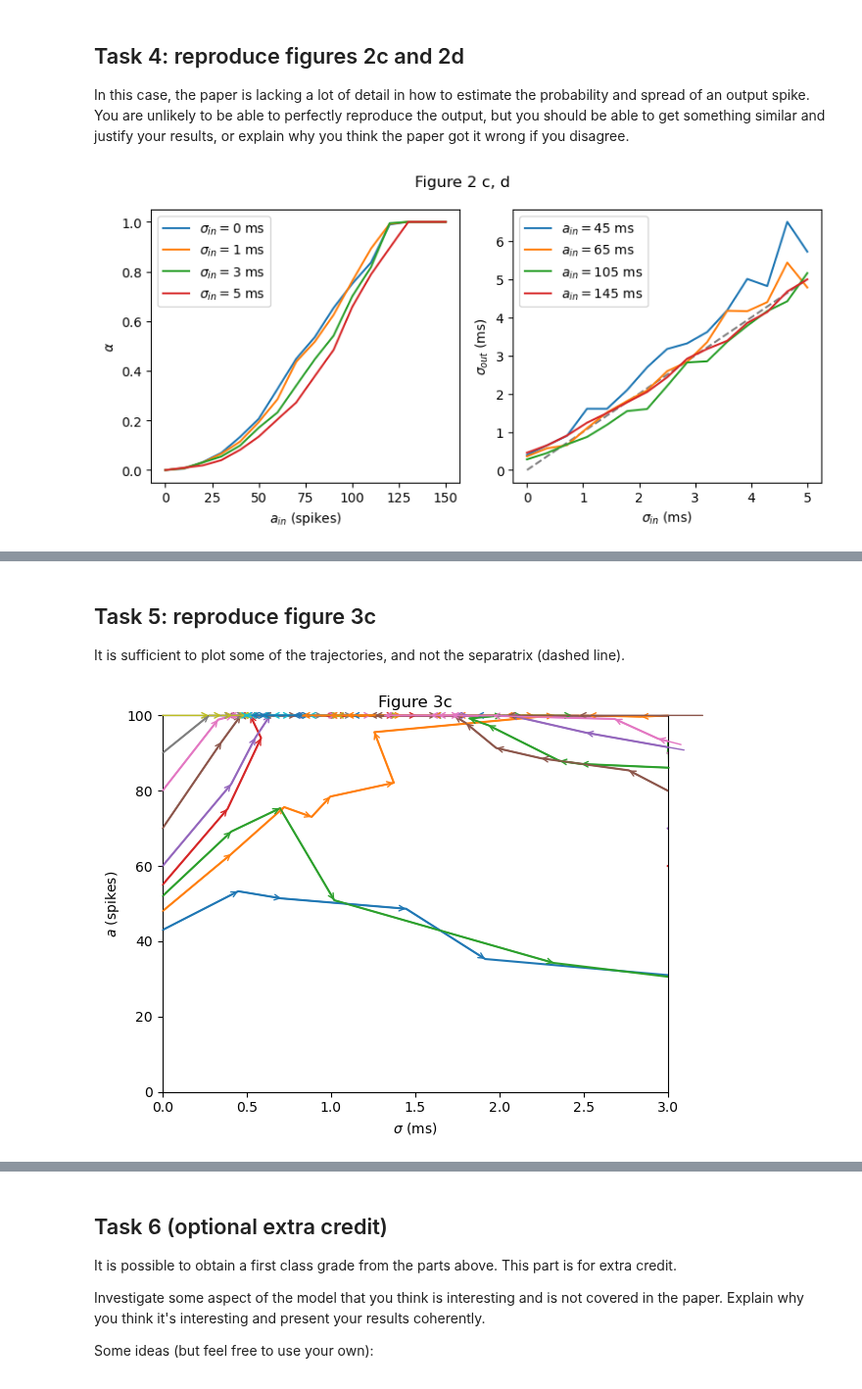
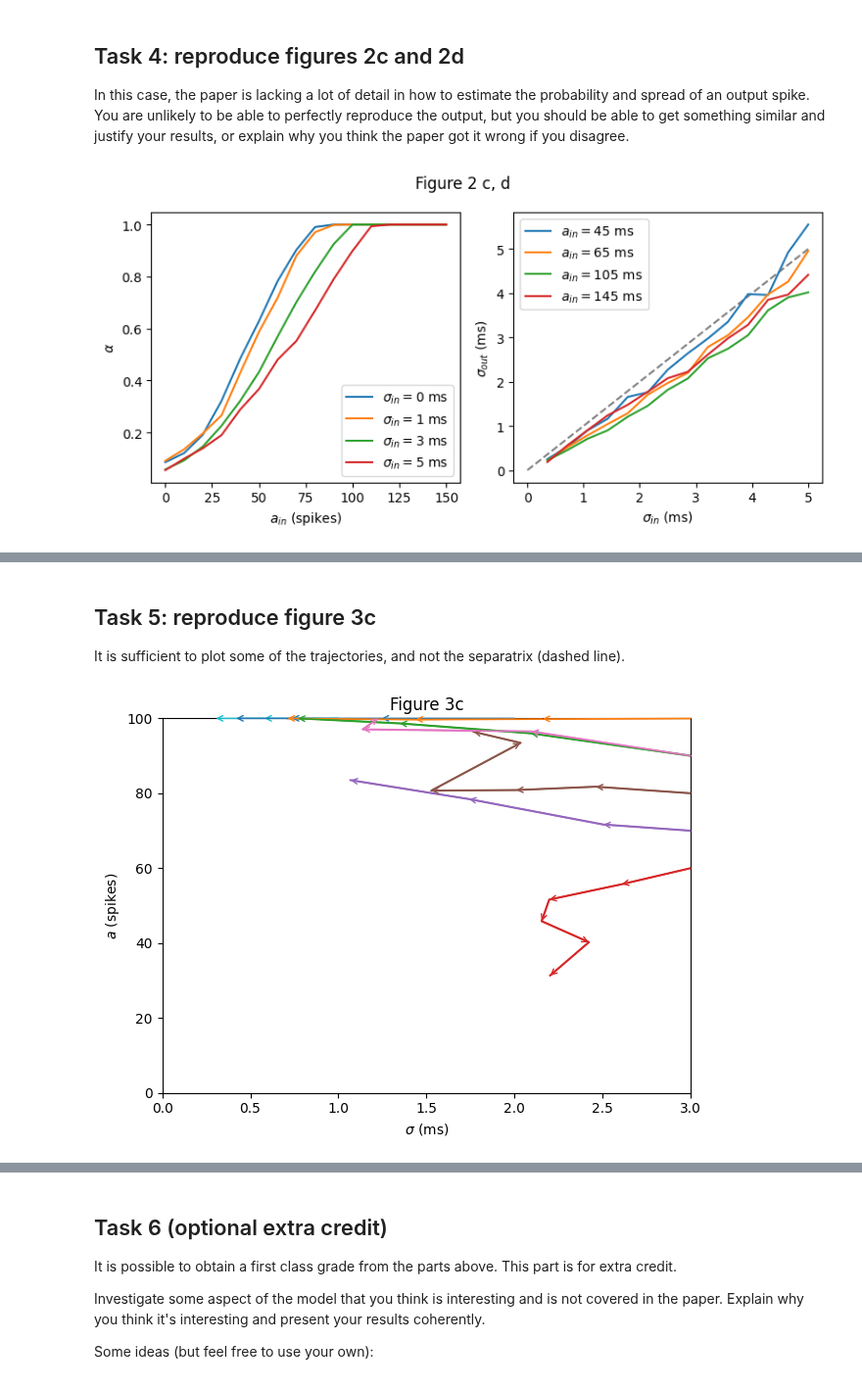
Before and after one commit to hk221/Neuro_for_ML, a Jupyter notebook: Synfire Chains/synfire_no_answers.ipynb, the cells around one changed output, grey strips where cells are left out. Shown at 98% size. Drawn from its saved outputs; the diff is of its cells as text; code cells hidden in the pictures.

```diff
--- a/Synfire Chains/synfire_no_answers.ipynb
+++ b/Synfire Chains/synfire_no_answers.ipynb
@@ -155,9 +155,8 @@ def input_burst(
     offset=0,
     sigma=0,
     num_time_steps=700,
-    dt=0.1,
-    spikes_per_neuron=1,
-):
+    dt=0.1
+    ):
     # sigma from ms to timestep
     sigma = sigma / dt
     spikes = np.zeros((num_neurons, num_time_steps))
@@ -174,7 +173,7 @@ def input_burst(
             spike_time = np.random.normal(mean_time_step, jitter_steps)
             spike_time = int(np.clip(spike_time, 0, num_time_steps - 1))
             spikes[neuron, spike_time] = 1"""
-    distribution = np.random.normal(offset, sigma, num_active)
+    time_distribution = np.random.normal(offset, sigma, num_active)
     index = 0
     for t in time_distribution:
         if t >= 0 and t < num_time_steps:
@@ -313,27 +312,19 @@ Expected results (may not be exactly the same each time you run):
 In this case, the paper is lacking a lot of detail in how to estimate the probability and spread of an output spike. You are unlikely to be able to perfectly reproduce the output, but you should be able to get something similar and justify your results, or explain why you think the paper got it wrong if you disagree.
 # %%
 # Verify figure 2c,d
-def estimate_pulse_parameters(
-    s, num_neurons, sigma_in, offset
-):  # Updated function signature
+def estimate_pulse_parameters(s, num_neurons, sigma_in, offset):  # Updated function signature
     # Now we want to estimate the number of spikes caused and their spread.
     # alpha = probability of an output spike = number of output spikes / number of neurons
     # sigma_out = spread (in ms) of output spikes caused by the pulse
     dt = 0.1
+    # sum_spikes = number of spikes caused by the pulse
+    sum_spikes = np.sum(s)
+    #sum_spikes = np.sum(np.any(s >= 1, axis=1))
+    # Make sure the sum doesn't exceed the number of neurons
+    sum_spikes = min(sum_spikes, num_neurons)
 
-    # Use all_to_all on the transpose of s to sum the rows instead of the columns
-    spiked_neurons = all_to_all(np.transpose(s), n_out=1)
-    sum_spikes = np.sum(spiked_neurons)
-
-    # Make sure the sum doesn't exceed the number of neurons
-    # sum_spikes = min(sum_spikes, num_neurons)
-    if sum_spikes > num_neurons:
-        sum_spikes = num_neurons
     # Avoid division by zero if no neurons are present
-    if num_neurons == 0:
-        alpha = 0
-    else:
-        alpha = sum_spikes / num_neurons  # Probability of an output spike
+    alpha = sum_spikes / num_neurons if num_neurons > 0 else 0
 
     # Find all instances where there was a spike and sort them
     _, spike_times = s.nonzero()
@@ -345,8 +336,8 @@ def estimate_pulse_parameters(
     else:
         # Apply a buffer and statistical filtering to isolate significant spikes and filkter out anomolous spikes
         filtered_spike_times = sorted_spike_times[
-            (sorted_spike_times <= 20 + offset + (sigma_in / dt) * 3)
-            & (sorted_spike_times >= offset - 20 - (sigma_in / dt) * 3)
+             (sorted_spike_times <= offset + (sigma_in / dt) * 2.5) &
+             (sorted_spike_times >= offset - (sigma_in / dt) * 2.5)
         ]
         # Calculate the standard deviation in ms of the remaining spike times
         sigma_out = np.std(filtered_spike_times) * dt
@@ -362,66 +353,51 @@ def neural_transmission(a_in, sigma_in, repeats=5, dt=0.1):
     num_neurons = 150
 
     # Repeat the process and average results to smooth out noise
-    for i in range(repeats):
+    for _ in range(repeats):
         # Generate an input burst of a_in spikes with spread sigma_in
-        s = input_burst(
-            num_neurons=a_in,
-            num_active=a_in,
-            offset=offset,
-            sigma=sigma_in,
-            dt=dt,
-            num_time_steps=num_time_steps,
-        )
+        s = input_burst(num_neurons=num_neurons, num_active=a_in, offset=offset, sigma=sigma_in, dt=dt, num_time_steps=num_time_steps)
 
         # Connect the input burst to all neurons in the next layer
         s = all_to_all(s)
 
         # Run the simulation for one layer with added noise
-        _, s = simulate_layer(
-            num_neurons=num_neurons,
-            spikes_in=s,
-            noise=True,
-            num_time_steps=num_time_steps,
-            delay=0,
-        )
+        _, s = simulate_layer(spikes_in=s, noise=True, delay=0)
 
         # Estimate alpha and sigma_out and accumulate for averaging
-        alpha_temp, sigma_out_temp = estimate_pulse_parameters(
-            s, num_neurons, sigma_in, offset
-        )
+        alpha_temp, sigma_out_temp = estimate_pulse_parameters(s, num_neurons, sigma_in, offset)
         alpha_sum += alpha_temp
         sigma_out_sum += sigma_out_temp
 
     # Average results across repeats
     alpha = alpha_sum / repeats
     sigma_out = sigma_out_sum / repeats
     return alpha, sigma_out
 
 
 # Plotting figure 2c,d
 plt.figure(figsize=(8, 4))
 plt.subplot(121)
 for sigma in [0, 1, 3, 5]:
     A_IN = np.arange(0, 150 + 1, 10)
     ALPHA = [neural_transmission(a_in, sigma)[0] for a_in in A_IN]
     plt.plot(A_IN, ALPHA, label=f"$\\sigma_{{in}}={sigma}$ ms")
 plt.xlabel(r"$a_{in}$ (spikes)")
 plt.ylabel(r"$\alpha$")
 plt.legend(loc="best")
 
 plt.subplot(122)
 for a_in in [45, 65, 105, 145]:
     SIGMA_IN = np.linspace(0, 5, 15)
     SIGMA_OUT = [neural_transmission(a_in, sigma_in)[1] for sigma_in in SIGMA_IN]
     plt.plot(SIGMA_IN, SIGMA_OUT, label=f"$a_{{in}}={a_in}$ ms")
 plt.plot([0, 5], [0, 5], ls="--", c="grey", zorder=-1)
 plt.xlabel(r"$\sigma_{in}$ (ms)")
 plt.ylabel(r"$\sigma_{out}$ (ms)")
 plt.legend(loc="best")
 plt.suptitle("Figure 2 c, d")
 plt.tight_layout()
 # %% [output]
-[figure, old version]
+[figure, new version]
 # %% [markdown]
 Expected results (as you can see, not exactly the same as in the paper which I couldn't reproduce perfectly):
 
@@ -528,7 +504,7 @@ plt.ylabel("$a$ (spikes)")
 plt.title("Figure 3c")
 plt.tight_layout()
 # %% [output]
-[figure, old version]
+[figure, new version]
 # %% [markdown]
 Expected results:
 
```
Also changed, not shown: parts of 2 cells of this notebook.
